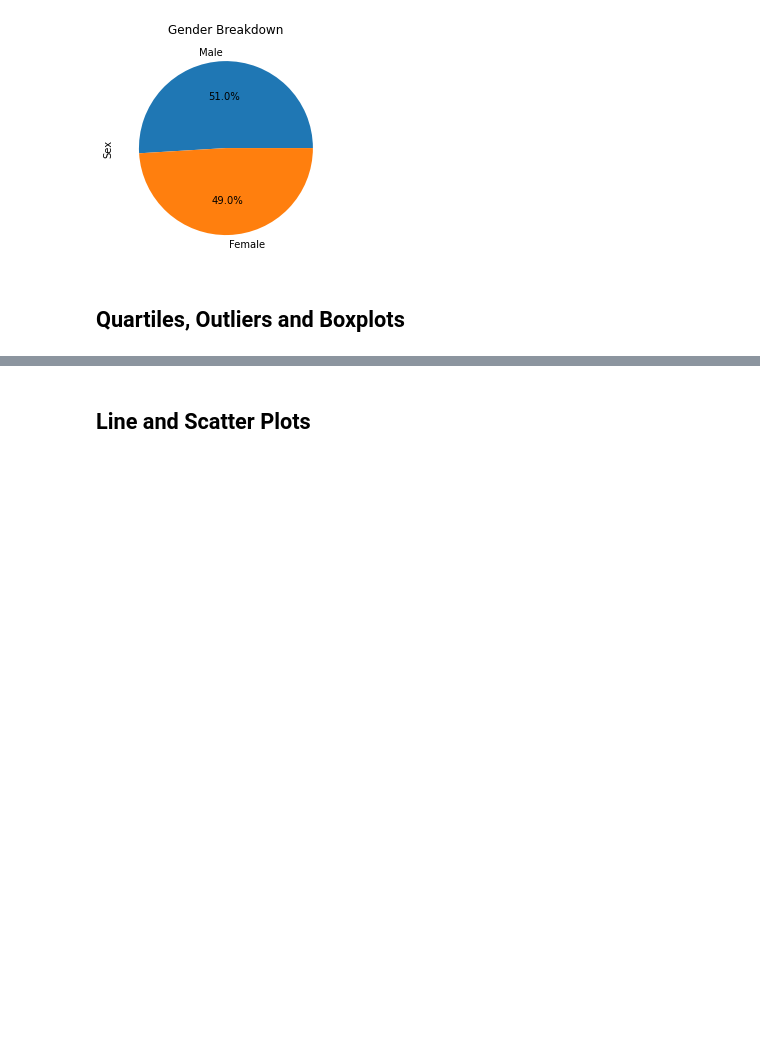
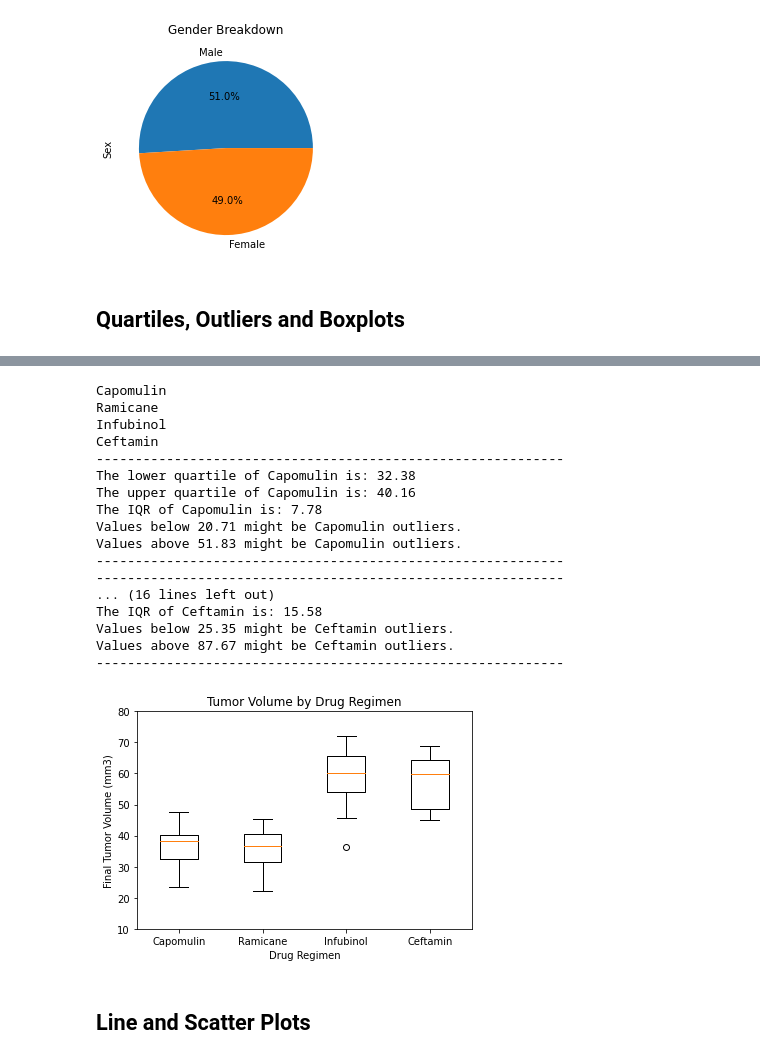
Before and after one commit to foleyg/Matplotlib-challenge, a Jupyter notebook: Pymaceuticals/pymaceuticals_starter.ipynb, the cells around one changed output, grey strips where cells are left out. Drawn from its saved outputs; the diff is of its cells as text; code cells hidden in the pictures; blank space fills up the shorter version.

```diff
--- a/Pymaceuticals/pymaceuticals_starter.ipynb
+++ b/Pymaceuticals/pymaceuticals_starter.ipynb
@@ -217,3 +177,65 @@ plt.show()
+# %%
+drug_regimen_list = ["Capomulin", "Ramicane", "Infubinol", "Ceftamin"]
+drugs = clean_df[clean_df["Drug Regimen"].isin(drug_regimen_list)]
+drugs.head()
+
+last_timepoint = drugs.groupby(["Drug Regimen", "Mouse ID"]).agg(tumor_vol=("Tumor Volume (mm3)", lambda x: x.iloc[-1]))
+
+last_timepoint = last_timepoint.stack(level=0).unstack(level=0)
+for drug in drug_regimen_list:
+    print(drug)
+
+treatment_list = 0
+for drug in drug_regimen_list:
+    quartiles = last_timepoint[drug].quantile([.25,.5,.75]).round(2)
+    lowerq = quartiles[0.25].round(2)
+    upperq = quartiles[0.75].round(2)
+    iqr = round(upperq-lowerq,2)
+    lower_bound = round(lowerq - (1.5*iqr),2)
+    upper_bound = round(upperq + (1.5*iqr),2)
+
+
+    if treatment_list == 0:
+        print(f"------------------------------------------------------------")
+    print(f"The lower quartile of {drug} is: {lowerq}")
+    print(f"The upper quartile of {drug} is: {upperq}")
+    print(f"The IQR of {drug} is: {iqr}")
+    print(f"Values below {lower_bound} might be {drug} outliers.")
+    print(f"Values above {upper_bound} might be {drug} outliers.")
+    print(f"------------------------------------------------------------")
+    treatment+=1
+
+box_plot = [capomulin_tumors, ramicane_tumors, infubinol_tumors, ceftamin_tumors]
+Regimen= ['Capomulin', 'Ramicane', 'Infubinol','Ceftamin']
+
+fig1, ax1 = plt.subplots()
+ax1.set_title('Tumor Volume by Drug Regimen')
+ax1.set_ylabel('Final Tumor Volume (mm3)')
+ax1.set_xlabel('Drug Regimen')
+ax1.boxplot(data_to_plot, labels=Regimen)
+
+plt.ylim(10, 80)
+
+plt.show()
+# %% [output]
+Capomulin
+Ramicane
+Infubinol
+Ceftamin
+------------------------------------------------------------
+The lower quartile of Capomulin is: 32.38
+The upper quartile of Capomulin is: 40.16
+The IQR of Capomulin is: 7.78
+Values below 20.71 might be Capomulin outliers.
+Values above 51.83 might be Capomulin outliers.
+------------------------------------------------------------
+------------------------------------------------------------
+... (16 lines left out)
+The IQR of Ceftamin is: 15.58
+Values below 25.35 might be Ceftamin outliers.
+Values above 87.67 might be Ceftamin outliers.
+------------------------------------------------------------
+[figure, added]
 # %% [markdown]
 ## Line and Scatter Plots
 # %%
```
Also changed, not shown: parts of 2 cells of this notebook.
